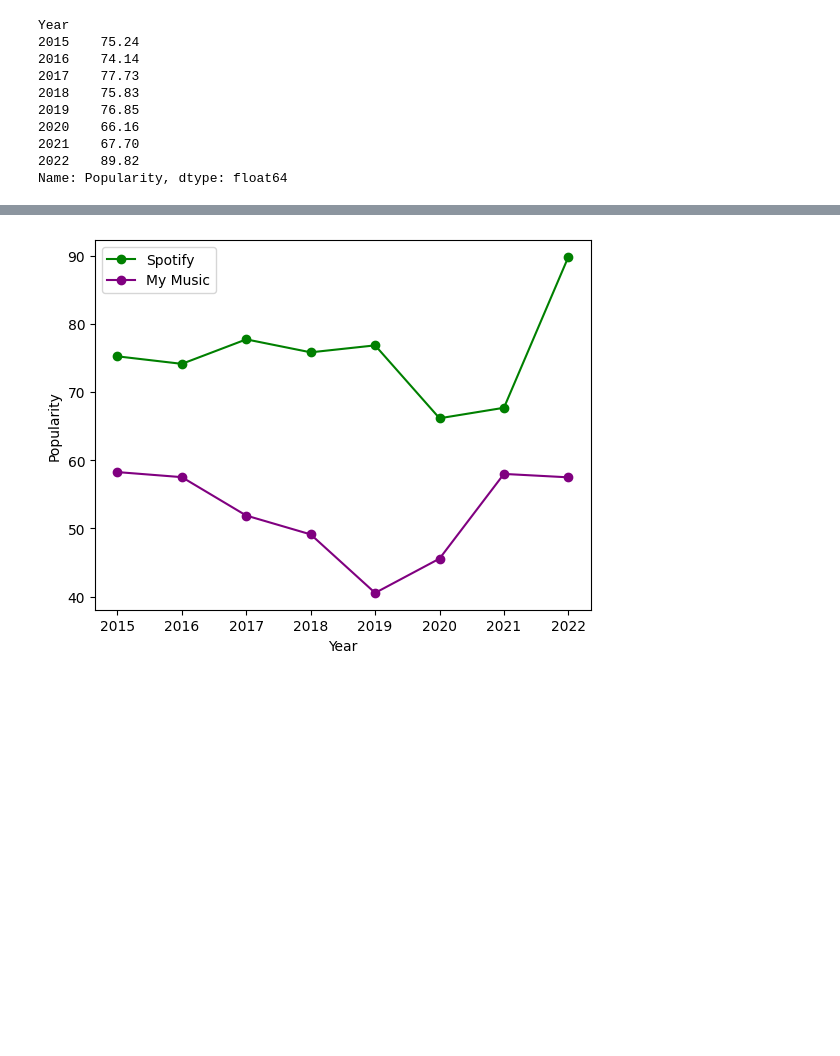
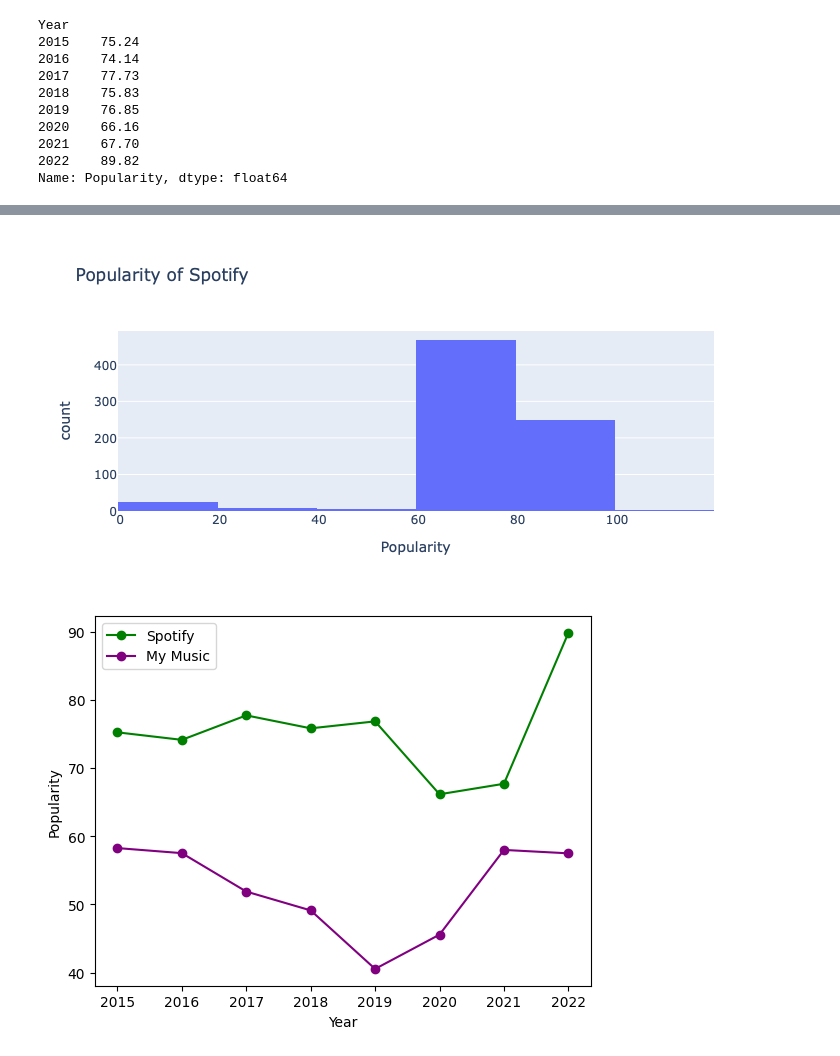
Before and after one commit to Clarkson-Applied-Data-Science/SpotifyFinalProject, a Jupyter notebook: Spotify.ipynb, the cells around one changed output, grey strips where cells are left out. Saved outputs shown, nothing was run; the diff lists cells and outputs as text; code cells hidden in the pictures; blank space fills up the shorter version.

```diff
--- a/Spotify.ipynb
+++ b/Spotify.ipynb
@@ -217,3 +222,8 @@ Name: Popularity, dtype: float64
+# %%
+hist = px.histogram(spot, x = 'Popularity', nbins = 10, title = "Popularity of Spotify")
+hist.show()
+# %% [output]
+[figure, added]
 # %%
 spotpop.plot(label = 'Spotify', marker = 'o', color = 'green')
 mypop.plot(label = 'My Music', marker = 'o', color = 'purple')
```
Also changed, not shown: parts of 1 cell of this notebook, 3 other files.
